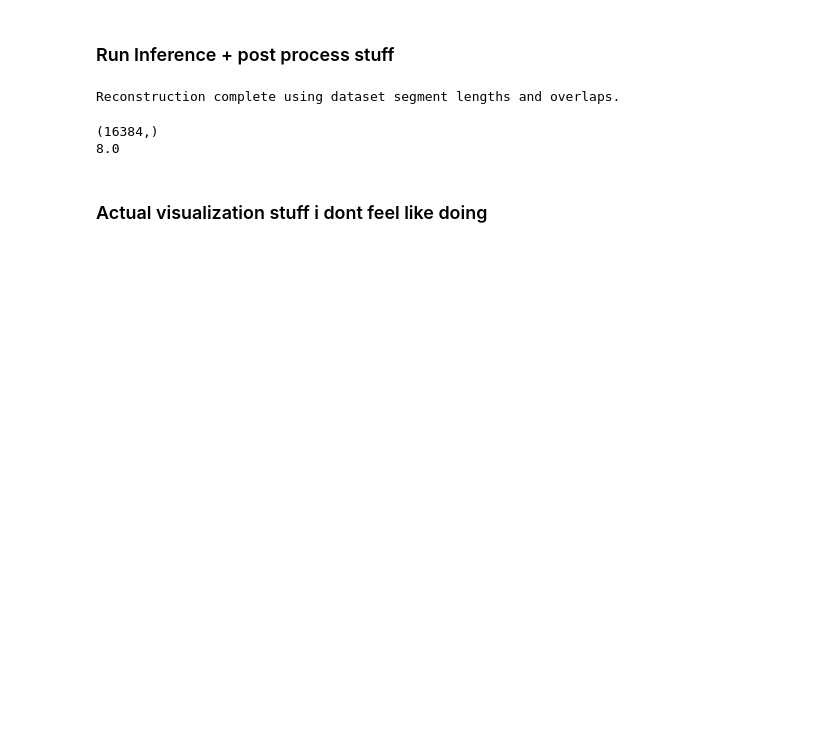
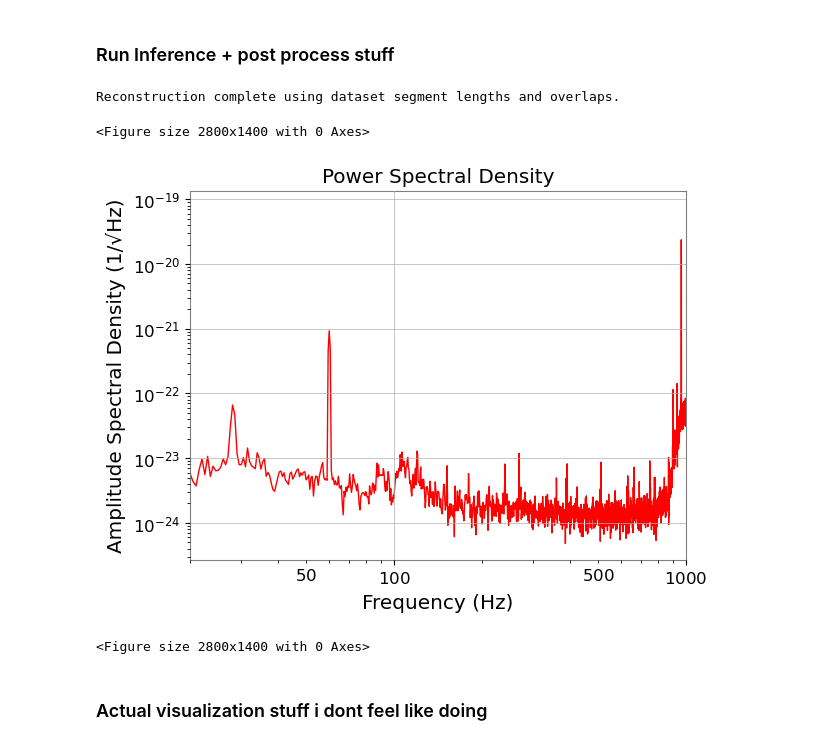
Before and after one commit to LemonCut/DeepClean-LIGO, a Jupyter notebook: notebooks/inference.ipynb, the cells around one changed output. Saved outputs shown, nothing was run; the diff lists cells and outputs as text; code cells hidden in the pictures; blank space fills up the shorter version.

```diff
--- a/notebooks/inference.ipynb
+++ b/notebooks/inference.ipynb
@@ -22,11 +22,10 @@ MODEL_PATH = '../models/best_model.pth'
 TEST_DATA_PATH = '../data/test_data.npz'
 
 # match training
-LINEAR = True
-SAMPLE_RATE = 2048
-BAND_MIN = 80.0      # Target 60Hz mains
-BAND_MAX = 1000.0
-
+LINEAR = False
+SAMPLE_RATE = 4096
+BAND_MIN = 55
+BAND_MAX = 900
 INFERENCE_OVERLAP = 4.0
 # %% [markdown]
 ### Load Data and Model
@@ -131,12 +130,23 @@ reconstructed[nonzero] /= weight_sum[nonzero]
 print("Reconstruction complete using dataset segment lengths and overlaps.")
 # %% [output]
 Reconstruction complete using dataset segment lengths and overlaps.
-# %%
-print(segment_original.shape)
-print(segment_original.shape[0] / 2048)
-# %% [output]
-(16384,)
-8.0
+# %%
+from gwpy.timeseries import TimeSeries
+
+aaaa = TimeSeries(noise_estimate, unit = 's', t0 = 0, dt = 1 / 4096)
+# 3. Power Spectral Density (PSD)
+psd = aaaa.psd(fftlength=2, overlap=1)
+plt.loglog(psd.frequencies.value, np.sqrt(psd.value), 'r-', linewidth=1, label='Original Signal')
+plt.xlabel('Frequency (Hz)')
+plt.ylabel('Amplitude Spectral Density (1/√Hz)')
+plt.title('Power Spectral Density')
+plt.xlim(20, 1000)
+#axes.set_ylim(ymin, ymax)
+plt.figure(figsize=(28, 14))
+# %% [output]
+<Figure size 2800x1400 with 0 Axes>
+[figure, added]
+<Figure size 2800x1400 with 0 Axes>
 # %% [markdown]
 ### Actual visualization stuff i dont feel like doing
 # %%
```
Also changed, not shown: parts of 5 cells of this notebook, 8 other files.
